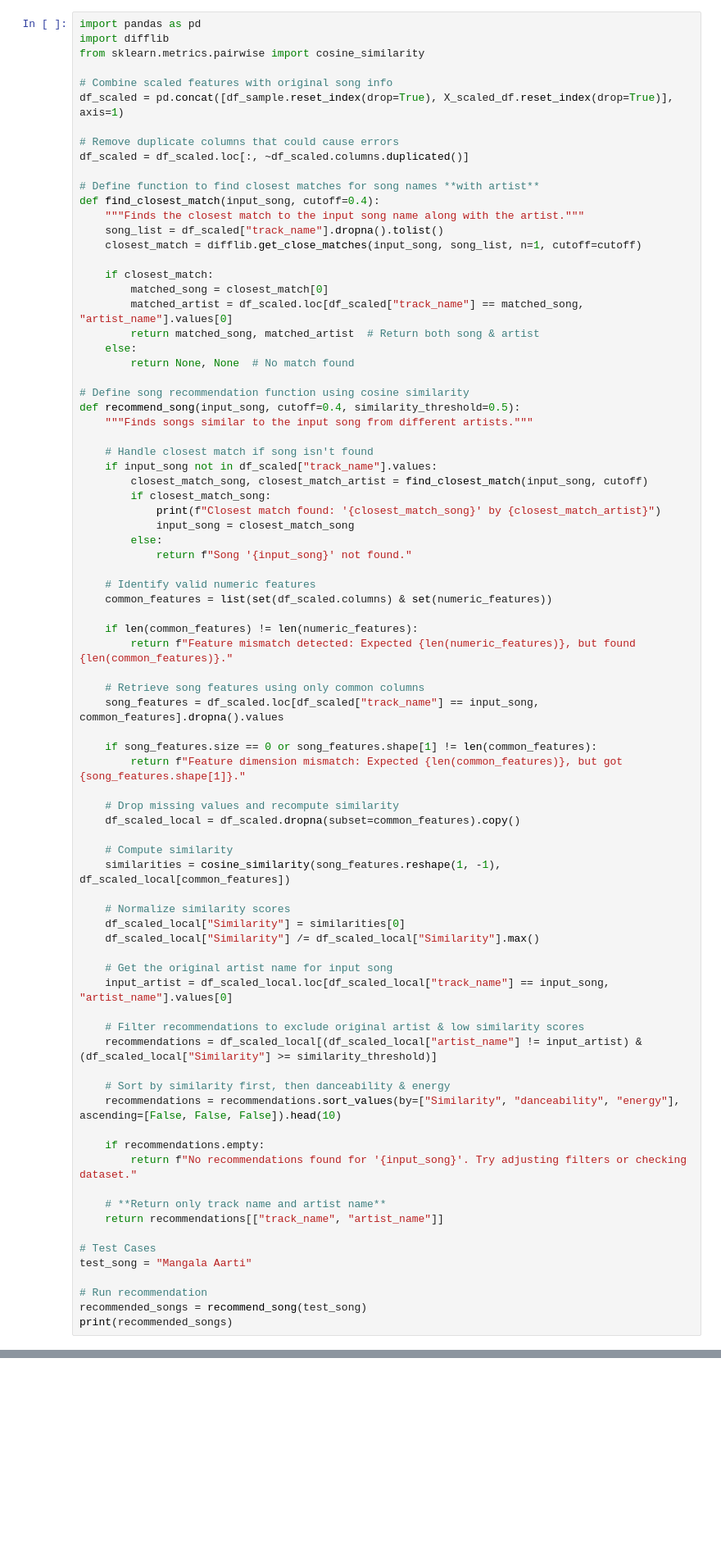
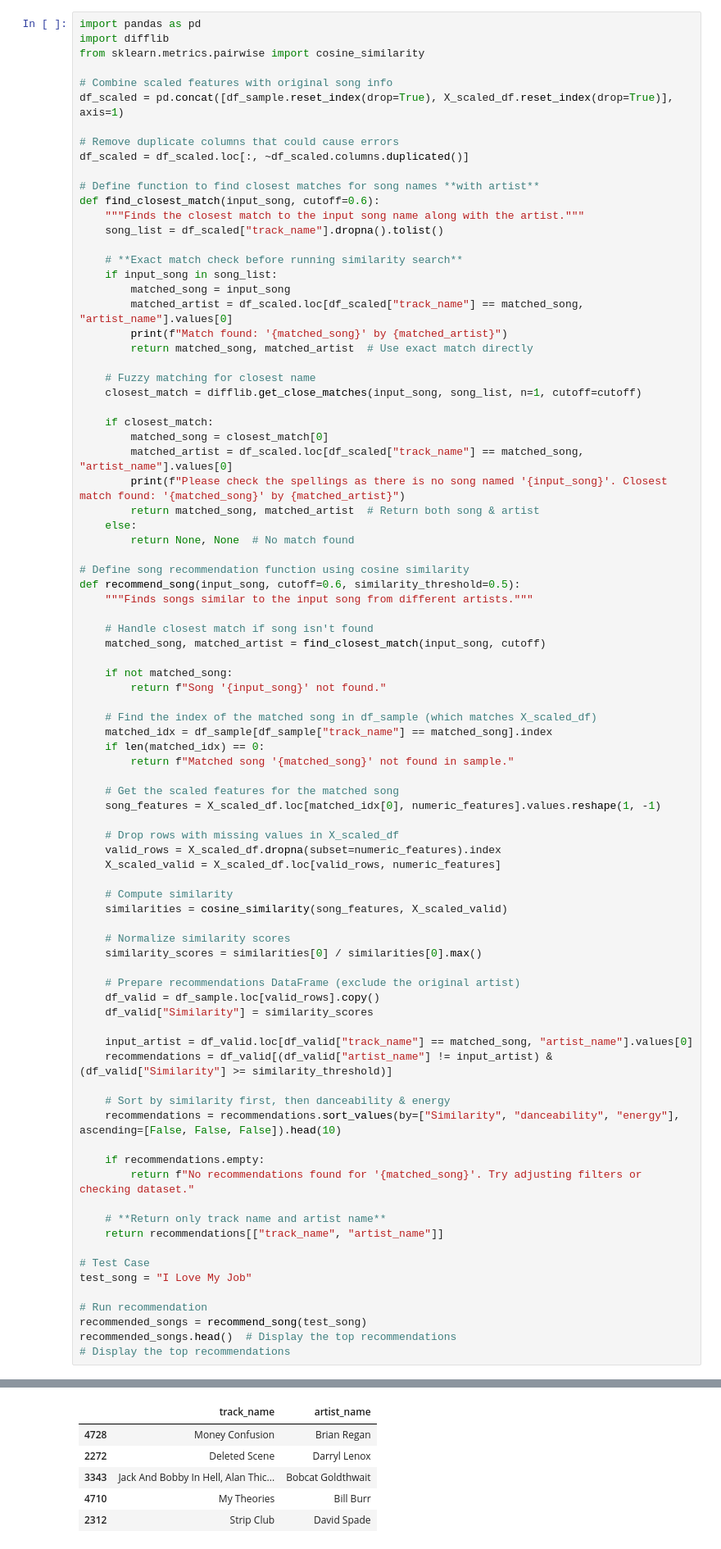
Before and after one commit to Tserrof7/Whats-Your-Jam-Final-Project, a Jupyter notebook: spotify.ipynb, the cells around one changed output, grey strips where cells are left out. Shown: that part at 82% size. Saved outputs shown, nothing was run; the diff lists cells and outputs as text; blank space fills up the shorter version.

Commit message:
Track song not found_ recommendations update

```diff
--- a/spotify.ipynb
+++ b/spotify.ipynb
@@ -123,72 +123,77 @@ df_scaled = pd.concat([df_sample.reset_index(drop=True), X_scaled_df.reset_index
 df_scaled = df_scaled.loc[:, ~df_scaled.columns.duplicated()]
 
 # Define function to find closest matches for song names **with artist**
-def find_closest_match(input_song, cutoff=0.4):
+def find_closest_match(input_song, cutoff=0.6):
     """Finds the closest match to the input song name along with the artist."""
     song_list = df_scaled["track_name"].dropna().tolist()
+
+    # **Exact match check before running similarity search**
+    if input_song in song_list:
+        matched_song = input_song
+        matched_artist = df_scaled.loc[df_scaled["track_name"] == matched_song, "artist_name"].values[0]
+        print(f"Match found: '{matched_song}' by {matched_artist}")
+        return matched_song, matched_artist  # Use exact match directly
+
+    # Fuzzy matching for closest name
     closest_match = difflib.get_close_matches(input_song, song_list, n=1, cutoff=cutoff)
 
     if closest_match:
         matched_song = closest_match[0]
         matched_artist = df_scaled.loc[df_scaled["track_name"] == matched_song, "artist_name"].values[0]
+        print(f"Please check the spellings as there is no song named '{input_song}'. Closest match found: '{matched_song}' by {matched_artist}")
         return matched_song, matched_artist  # Return both song & artist
     else:
         return None, None  # No match found
 
 # Define song recommendation function using cosine similarity
-def recommend_song(input_song, cutoff=0.4, similarity_threshold=0.5):
+def recommend_song(input_song, cutoff=0.6, similarity_threshold=0.5):
     """Finds songs similar to the input song from different artists."""
 
     # Handle closest match if song isn't found
-    if input_song not in df_scaled["track_name"].values:
-        closest_match_song, closest_match_artist = find_closest_match(input_song, cutoff)
-        if closest_match_song:
-            print(f"Closest match found: '{closest_match_song}' by {closest_match_artist}")
-            input_song = closest_match_song
-        else:
-            return f"Song '{input_song}' not found."
+    matched_song, matched_artist = find_closest_match(input_song, cutoff)
 
-    # Identify valid numeric features
-    common_features = list(set(df_scaled.columns) & set(numeric_features))
+    if not matched_song:
+        return f"Song '{input_song}' not found."
 
-    if len(common_features) != len(numeric_features):
-        return f"Feature mismatch detected: Expected {len(numeric_features)}, but found {len(common_features)}."
+    # Find the index of the matched song in df_sample (which matches X_scaled_df)
+    matched_idx = df_sample[df_sample["track_name"] == matched_song].index
+    if len(matched_idx) == 0:
+        return f"Matched song '{matched_song}' not found in sample."
 
-    # Retrieve song features using only common columns
-    song_features = df_scaled.loc[df_scaled["track_name"] == input_song, common_features].dropna().values
+    # Get the scaled features for the matched song
+    song_features = X_scaled_df.loc[matched_idx[0], numeric_features].values.reshape(1, -1)
 
-    if song_features.size == 0 or song_features.shape[1] != len(common_features):
-        return f"Feature dimension mismatch: Expected {len(common_features)}, but got {song_features.shape[1]}."
-
-    # Drop missing values and recompute similarity
-    df_scaled_local = df_scaled.dropna(subset=common_features).copy()
+    # Drop rows with missing values in X_scaled_df
+    valid_rows = X_scaled_df.dropna(subset=numeric_features).index
+    X_scaled_valid = X_scaled_df.loc[valid_rows, numeric_features]
 
     # Compute similarity
-    similarities = cosine_similarity(song_features.reshape(1, -1), df_scaled_local[common_features])
+    similarities = cosine_similarity(song_features, X_scaled_valid)
 
     # Normalize similarity scores
-    df_scaled_local["Similarity"] = similarities[0]
-    df_scaled_local["Similarity"] /= df_scaled_local["Similarity"].max()
+    similarity_scores = similarities[0] / similarities[0].max()
 
-    # Get the original artist name for input song
-    input_artist = df_scaled_local.loc[df_scaled_local["track_name"] == input_song, "artist_name"].values[0]
+    # Prepare recommendations DataFrame (exclude the original artist)
+    df_valid = df_sample.loc[valid_rows].copy()
+    df_valid["Similarity"] = similarity_scores
 
-    # Filter recommendations to exclude original artist & low similarity scores
-    recommendations = df_scaled_local[(df_scaled_local["artist_name"] != input_artist) & (df_scaled_local["Similarity"] >= similarity_threshold)]
+    input_artist = df_valid.loc[df_valid["track_name"] == matched_song, "artist_name"].values[0]
+    recommendations = df_valid[(df_valid["artist_name"] != input_artist) & (df_valid["Similarity"] >= similarity_threshold)]
 
     # Sort by similarity first, then danceability & energy
     recommendations = recommendations.sort_values(by=["Similarity", "danceability", "energy"], ascending=[False, False, False]).head(10)
 
     if recommendations.empty:
-        return f"No recommendations found for '{input_song}'. Try adjusting filters or checking dataset."
+        return f"No recommendations found for '{matched_song}'. Try adjusting filters or checking dataset."
 
     # **Return only track name and artist name**
     return recommendations[["track_name", "artist_name"]]
 
-# Test Cases
-test_song = "Mangala Aarti"
+# Test Case
+test_song = "I Love My Job"
 
 # Run recommendation
 recommended_songs = recommend_song(test_song)
-print(recommended_songs)
+recommended_songs.head()  # Display the top recommendations
+# Display the top recommendations
 # %% [output]
@@ -207,3 +201,9 @@ Closest match found: 'Shrinathji Mangla Aarti' by Chorus
+|  | track_name | artist_name |
+| 4728 | Money Confusion | Brian Regan |
+| 2272 | Deleted Scene | Darryl Lenox |
+| 3343 | Jack And Bobby In Hell, Alan Thic... | Bobcat Goldthwait |
+| 4710 | My Theories | Bill Burr |
+| 2312 | Strip Club | David Spade |
 # %%
 # Save the PCA DataFrame to CSV for further analysis
 pca_df.to_csv("resources/pca_results.csv", index=False)
```
Also changed, not shown: parts of 1 cell of this notebook.
